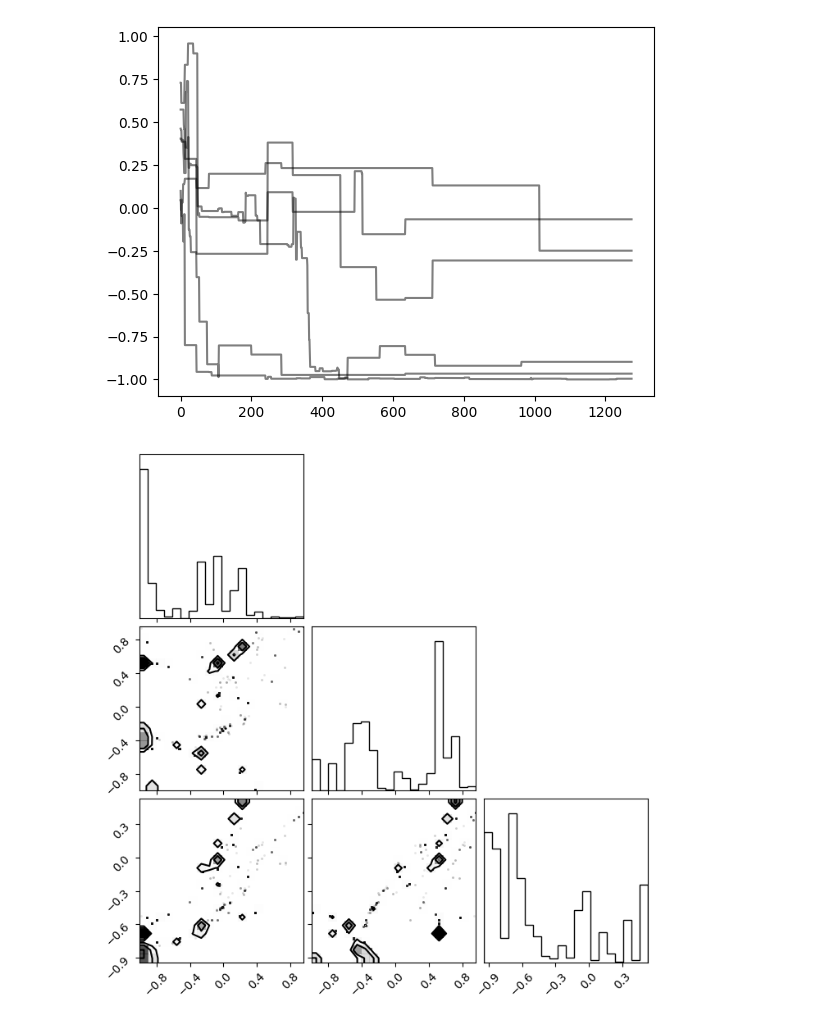
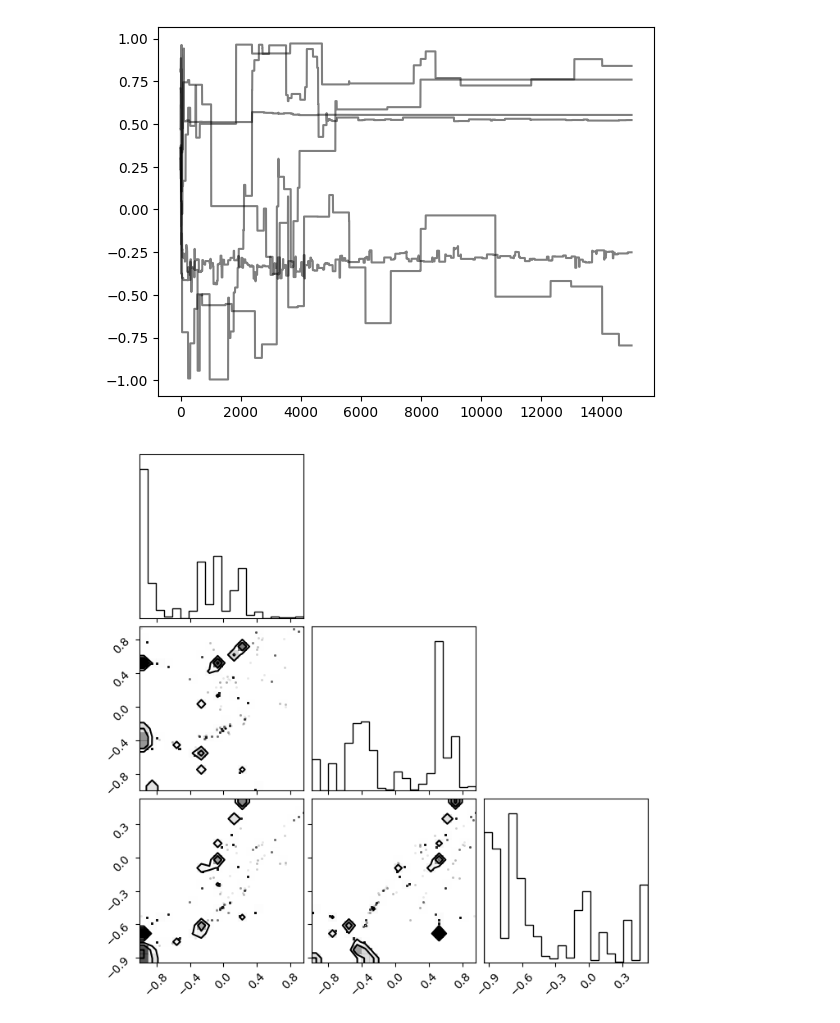
Before and after one commit to aleruzza/UnetEmu, a Jupyter notebook: fforge/mcmc_fit/test1/check_results.ipynb, the cells around one changed output. Cells and saved outputs as stored; diff of their text form; code cells hidden in the pictures.

```diff
--- a/fforge/mcmc_fit/test1/check_results.ipynb
+++ b/fforge/mcmc_fit/test1/check_results.ipynb
@@ -1,7 +1,7 @@
 # %%
 import h5py
 # %%
-file = h5py.File('backend_test1-Copy1.h5', 'r')
+file = h5py.File('backend_test1-Copy2.h5', 'r')
 # %%
 file.close()
 # %%
@@ -10,10 +10,10 @@ chain = file['mcmc']['chain']
 import matplotlib.pyplot as plt
 # %%
 for i in range(6):
-    cc = chain[:, i, 0]
+    cc = chain[:, i, 1]
     plt.plot(cc[cc!=0], color='black', alpha=0.5)
 # %% [output]
-[figure, old version]
+[figure, new version]
 # %%
 from corner import corner
 corner(chain[:1200].reshape(-1,3))
```
Also changed, not shown: parts of 1 cell of this notebook, 29 other files.
